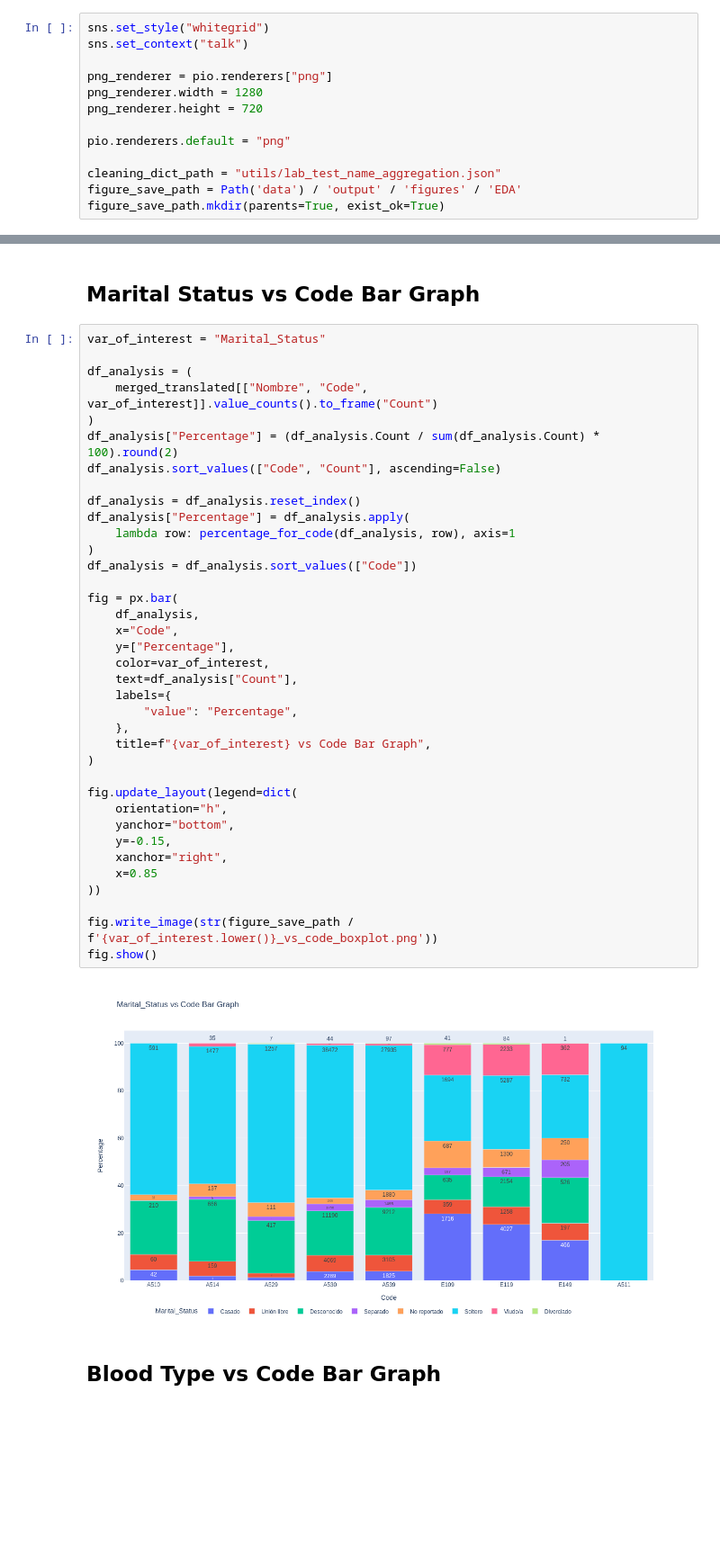
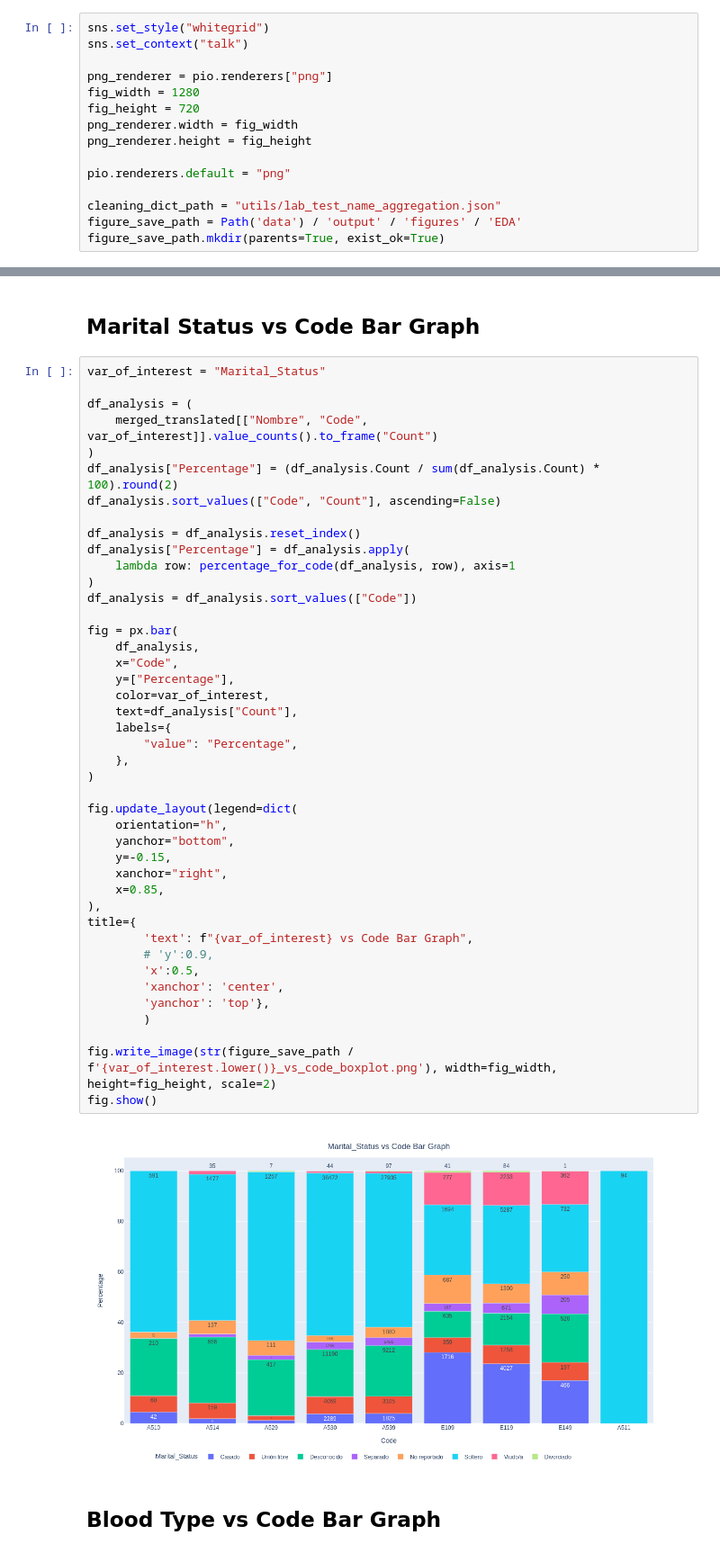
Before and after one commit to JuanGomez12/DataScience4AllProject, a Jupyter notebook: scripts/deep_EDA.ipynb, the cells around one changed output, grey strips where cells are left out. Shown at 90% size. Cells and saved outputs as stored; diff of their text form; blank space fills up the shorter version.

Commit message:
Center graph titles

```diff
--- a/scripts/deep_EDA.ipynb
+++ b/scripts/deep_EDA.ipynb
@@ -28,8 +28,10 @@ sns.set_style("whitegrid")
 sns.set_context("talk")
 
 png_renderer = pio.renderers["png"]
-png_renderer.width = 1280
-png_renderer.height = 720
+fig_width = 1280
+fig_height = 720
+png_renderer.width = fig_width
+png_renderer.height = fig_height
 
 pio.renderers.default = "png"
 
@@ -348,38 +386,44 @@ df_analysis = (
     merged_translated[["Nombre", "Code", var_of_interest]].value_counts().to_frame("Count")
 )
 df_analysis["Percentage"] = (df_analysis.Count / sum(df_analysis.Count) * 100).round(2)
 df_analysis.sort_values(["Code", "Count"], ascending=False)
 
 df_analysis = df_analysis.reset_index()
 df_analysis["Percentage"] = df_analysis.apply(
     lambda row: percentage_for_code(df_analysis, row), axis=1
 )
 df_analysis = df_analysis.sort_values(["Code"])
 
 fig = px.bar(
     df_analysis,
     x="Code",
     y=["Percentage"],
     color=var_of_interest,
     text=df_analysis["Count"],
     labels={
         "value": "Percentage",
     },
-    title=f"{var_of_interest} vs Code Bar Graph",
 )
 
 fig.update_layout(legend=dict(
     orientation="h",
     yanchor="bottom",
     y=-0.15,
     xanchor="right",
-    x=0.85
-))
+    x=0.85,
+),
+title={
+        'text': f"{var_of_interest} vs Code Bar Graph",
+        # 'y':0.9,
+        'x':0.5,
+        'xanchor': 'center',
+        'yanchor': 'top'},
+        )
 
-fig.write_image(str(figure_save_path / f'{var_of_interest.lower()}_vs_code_boxplot.png'))
+fig.write_image(str(figure_save_path / f'{var_of_interest.lower()}_vs_code_boxplot.png'), width=fig_width, height=fig_height, scale=2)
 fig.show()
 # %% [output]
-[figure, old version]
+[figure, new version]
 # %% [markdown]
 ## Blood Type vs Code Bar Graph
 # %%
```
Also changed, not shown: parts of 12 cells of this notebook.
